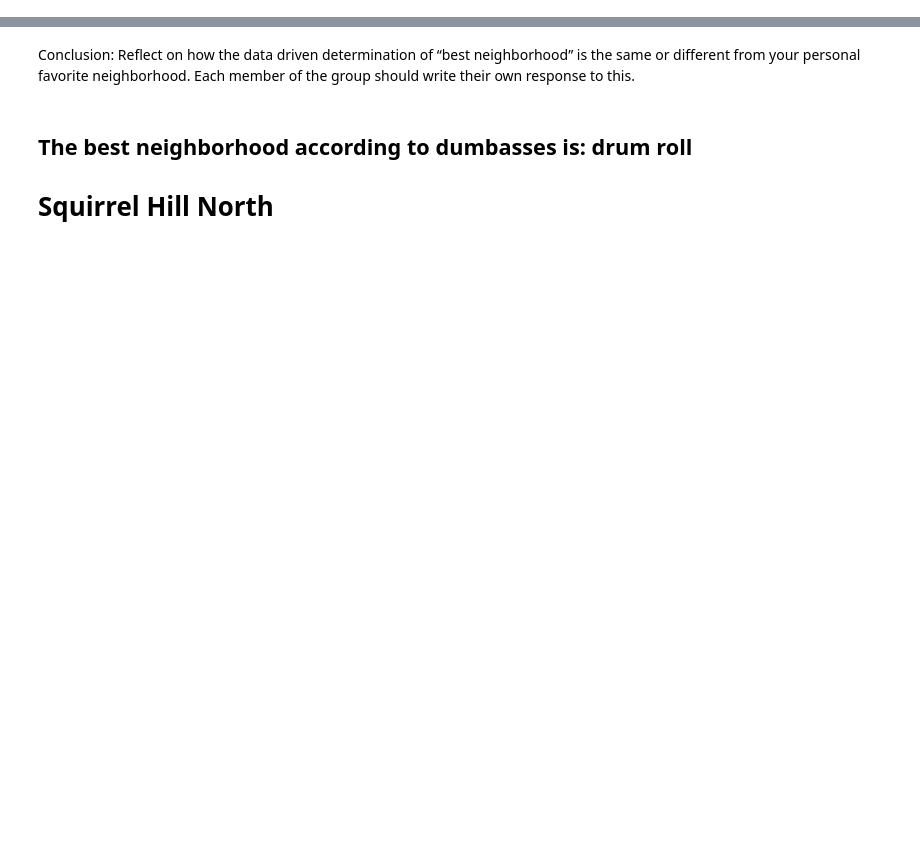
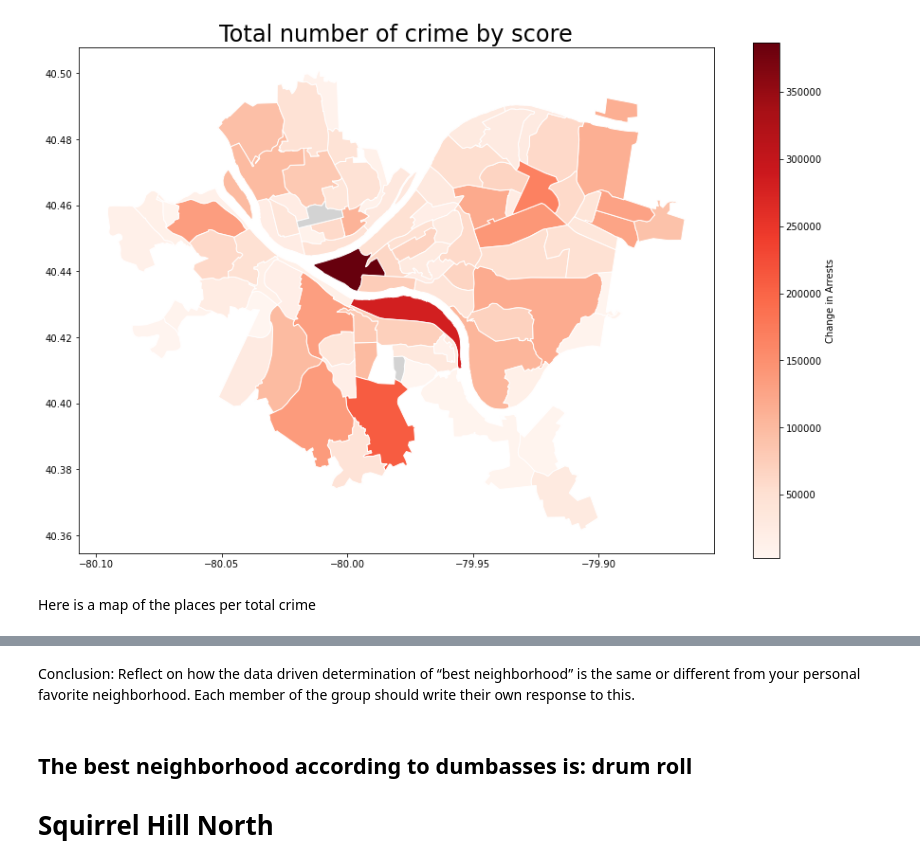
Before and after one commit to lampealex888/FinalProject, a Jupyter notebook: groupNotebook.ipynb, the cells around one changed output, grey strips where cells are left out. Cells and saved outputs as stored; diff of their text form; code cells hidden in the pictures; blank space fills up the shorter version.

```diff
--- a/groupNotebook.ipynb
+++ b/groupNotebook.ipynb
@@ -57,0 +110,19 @@ full.nlargest(10, 'score').plot(kind='bar', x='Neighborhood', y='score')
+# %%
+crime_map = neighborhoods.merge(crime.groupby(['INCIDENTNEIGHBORHOOD'])['HIERARCHY'].sum(), how='left', left_on='hood', right_on='INCIDENTNEIGHBORHOOD')
+# %%
+fig2, ax2 = plt.subplots(figsize=(15, 10))
+crime_map.plot(column='HIERARCHY',
+                cmap='Reds',
+                edgecolor="white",
+                legend=True,
+                legend_kwds={'label': "Change in Arrests"},
+                figsize=(15, 10),
+                missing_kwds={"color": "lightgrey"},
+                ax=ax2
+               )
+plt.title('Total number of crime by score', fontdict = {'fontsize': 24})
+plt.show()
+# %% [output]
+[figure, added]
+# %% [markdown]
+Here is a map of the places per total crime
```
Also changed, not shown: parts of 61 cells of this notebook, 6 other files.
